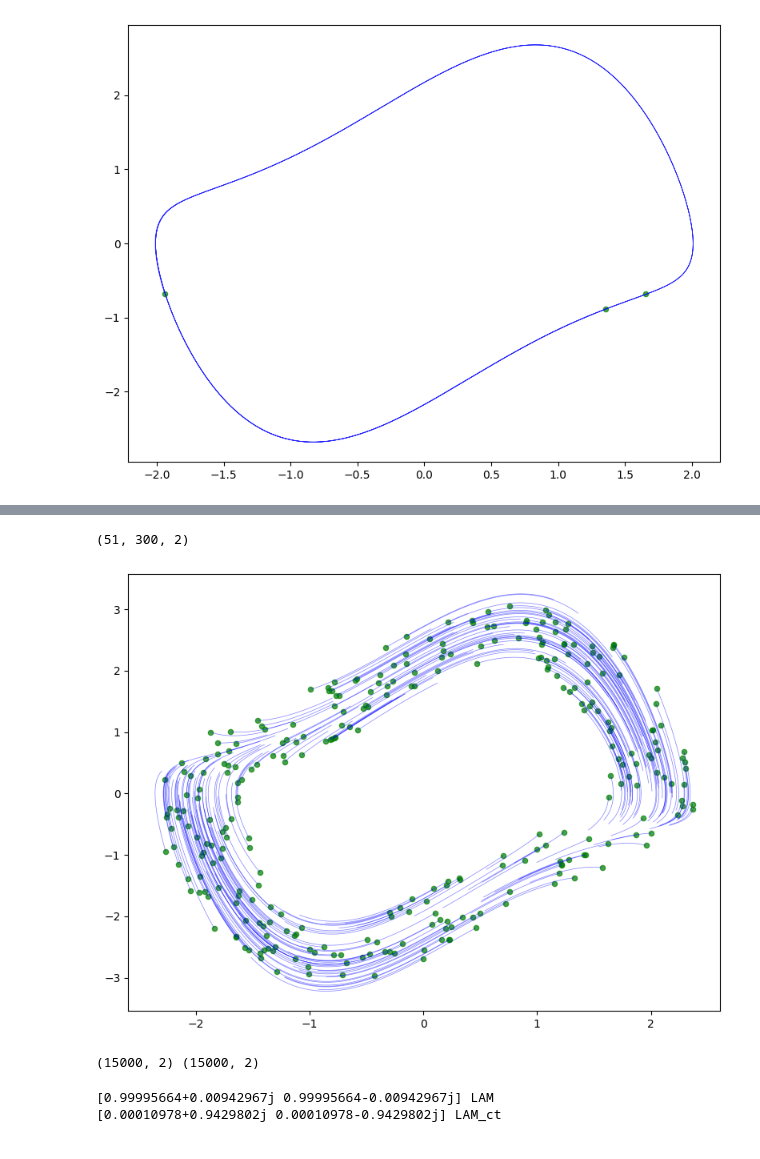
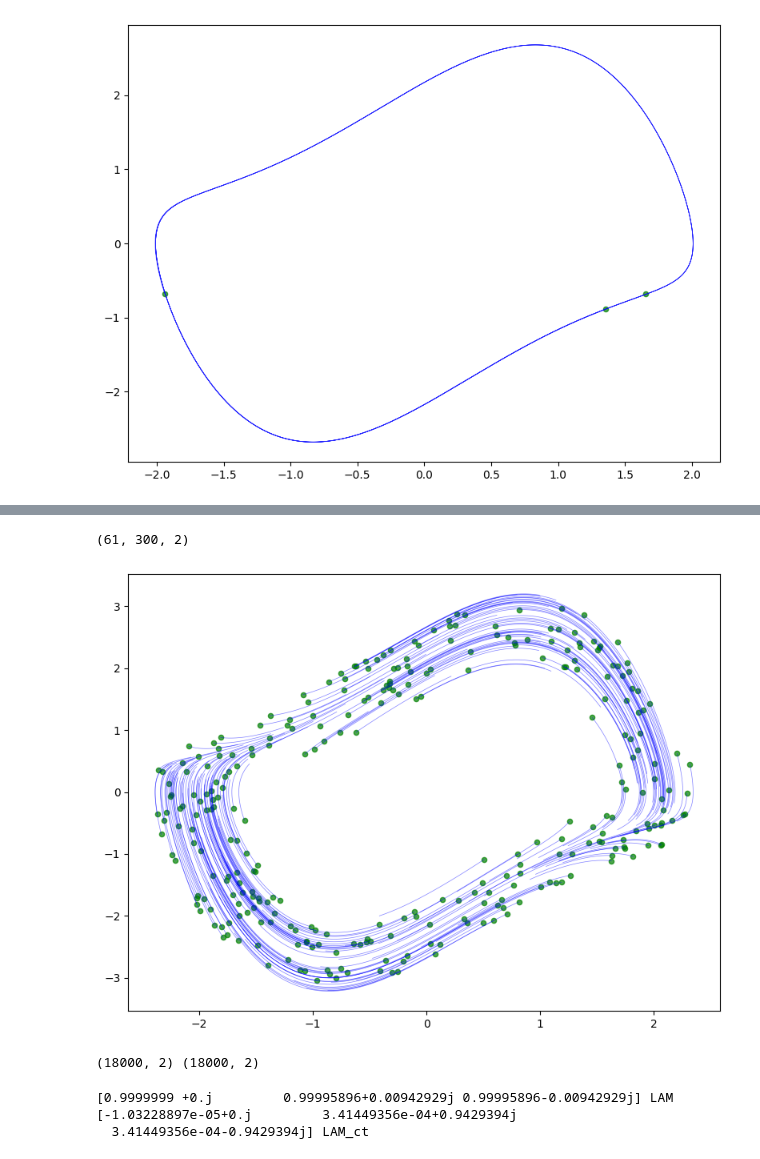
Before and after one commit to JianqiangDing/Residual-Dynamic-Mode-Decomposition, a Jupyter notebook: examples/VDP_REA_BOX_PE_LMC_1.ipynb, the cells around one changed output, grey strips where cells are left out. Cells and saved outputs as stored; diff of their text form; code cells hidden in the pictures.

```diff
--- a/examples/VDP_REA_BOX_PE_LMC_1.ipynb
+++ b/examples/VDP_REA_BOX_PE_LMC_1.ipynb
@@ -88,32 +88,32 @@ plt.show()
 # %%
 NUM_INIT_PTS = 300
 # select randomly NUM_INIT_PTS from the band zone data
 init_pts = band_points[
     np.random.choice(band_points.shape[0], NUM_INIT_PTS, replace=False), :
 ]
 
 # now compute the forward trajectories of the band zone data
 traj_data = ddrv.common.generate_trajectory_from_points(
     vanderpol,
     points=init_pts,
-    num_steps=50,
+    num_steps=60,
     dt=DT,
 )
 
 print(traj_data.shape)
 
 # visualize the trajectory data
 ddrv.viz.vis_trajectory_2d(traj_data)
 # %% [output]
-(51, 300, 2)
+(61, 300, 2)
-[figure, old version]
+[figure, new version]
 # %%
 # now split the trajectory data into X and Y arrays, X are the current states, Y are the next states
 X = traj_data[:-1, :, :].reshape(-1, 2)
 Y = traj_data[1:, :, :].reshape(-1, 2)
 print(X.shape, Y.shape)
 # %% [output]
-(15000, 2) (15000, 2)
+(18000, 2) (18000, 2)
 # %%
 # get the principal eigenpairs
 LAM, V, residuals, observables, PX, PY, K = ddrv.algo.presdmd(
@@ -129,8 +129,9 @@ print(LAM, "LAM")
 LAM_ct = np.log(LAM) / DT
 print(LAM_ct, "LAM_ct")
 # %% [output]
-[0.99995664+0.00942967j 0.99995664-0.00942967j] LAM
-[0.00010978+0.9429802j 0.00010978-0.9429802j] LAM_ct
+[0.9999999 +0.j         0.99995896+0.00942929j 0.99995896-0.00942929j] LAM
+[-1.03228897e-05+0.j         3.41449356e-04+0.9429394j
+  3.41449356e-04-0.9429394j] LAM_ct
 # %%
 # now with these obtained eigenpairs, we can perform the reachability verification
 # CAUTION: for this settings, we got result that align with the simulation
```
Also changed, not shown: parts of 5 cells of this notebook, 2 other files.
